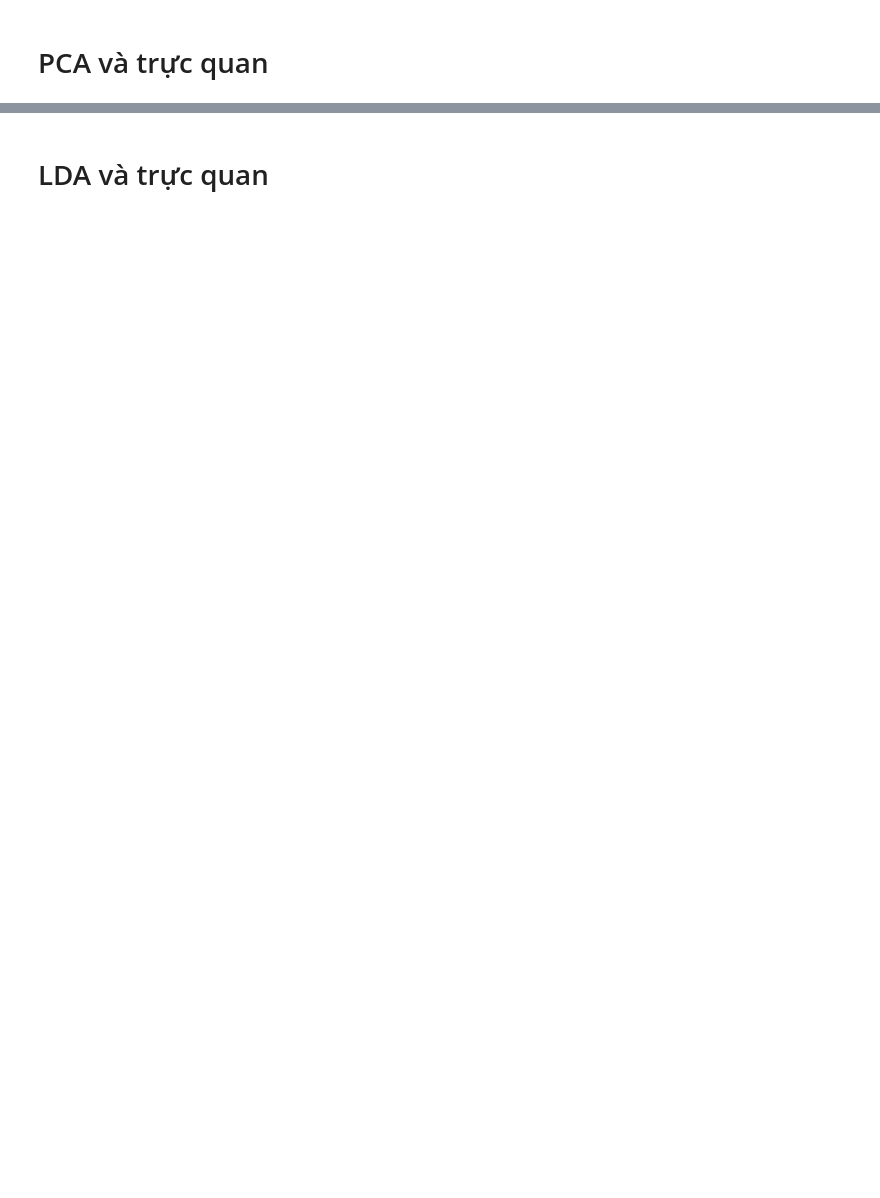
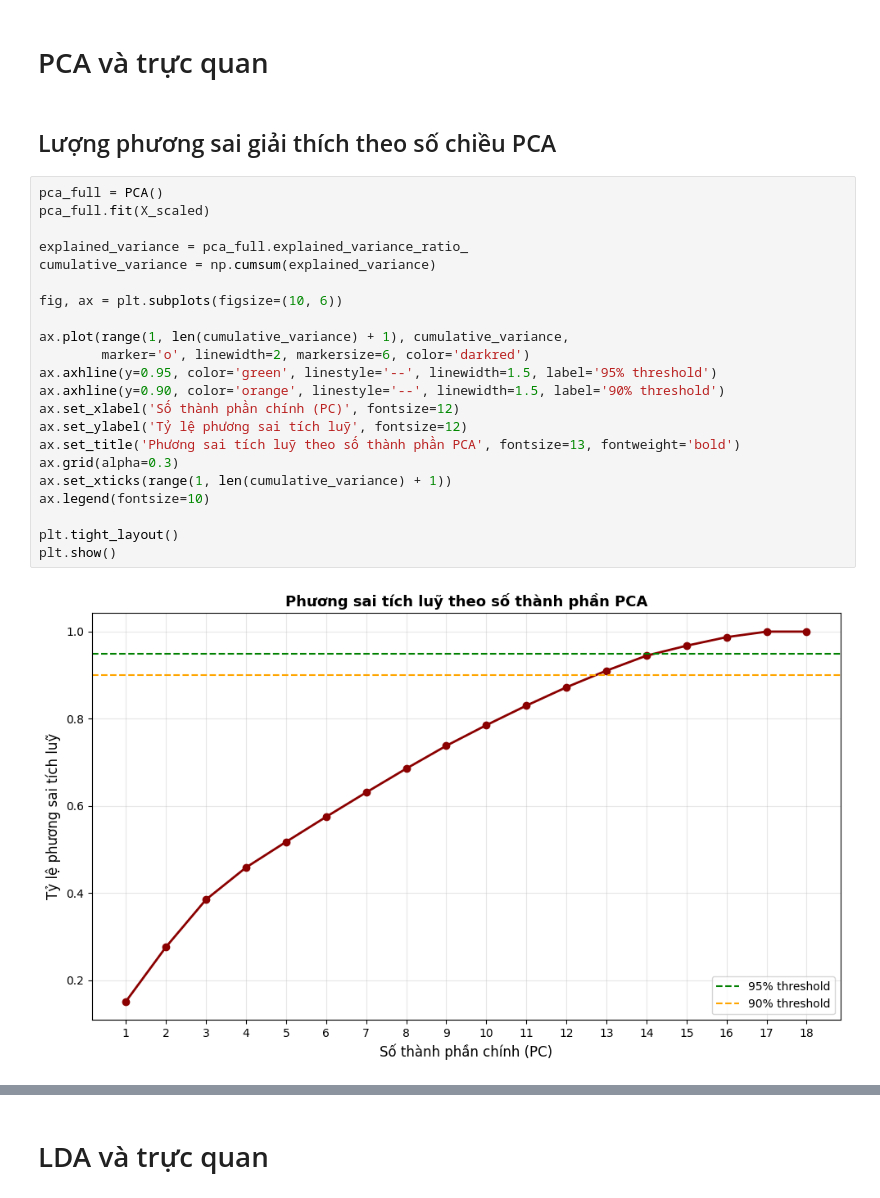
Before and after one commit to tranminhduc9/Obesity_Predict_ML, a Jupyter notebook: dimension_reduction.ipynb, the cells around one changed output, grey strips where cells are left out. Cells and saved outputs as stored; diff of their text form; blank space fills up the shorter version.

```diff
--- a/dimension_reduction.ipynb
+++ b/dimension_reduction.ipynb
@@ -47,2 +45,28 @@ X_scaled_df.head()
 # %% [markdown]
 #  PCA và trực quan
+# %% [markdown]
+## Lượng phương sai giải thích theo số chiều PCA
+# %%
+pca_full = PCA()
+pca_full.fit(X_scaled)
+
+explained_variance = pca_full.explained_variance_ratio_
+cumulative_variance = np.cumsum(explained_variance)
+
+fig, ax = plt.subplots(figsize=(10, 6))
+
+ax.plot(range(1, len(cumulative_variance) + 1), cumulative_variance,
+        marker='o', linewidth=2, markersize=6, color='darkred')
+ax.axhline(y=0.95, color='green', linestyle='--', linewidth=1.5, label='95% threshold')
+ax.axhline(y=0.90, color='orange', linestyle='--', linewidth=1.5, label='90% threshold')
+ax.set_xlabel('Số thành phần chính (PC)', fontsize=12)
+ax.set_ylabel('Tỷ lệ phương sai tích luỹ', fontsize=12)
+ax.set_title('Phương sai tích luỹ theo số thành phần PCA', fontsize=13, fontweight='bold')
+ax.grid(alpha=0.3)
+ax.set_xticks(range(1, len(cumulative_variance) + 1))
+ax.legend(fontsize=10)
+
+plt.tight_layout()
+plt.show()
+# %% [output]
+[figure, added]
```
Also changed, not shown: parts of 12 cells of this notebook, 12 other files.
